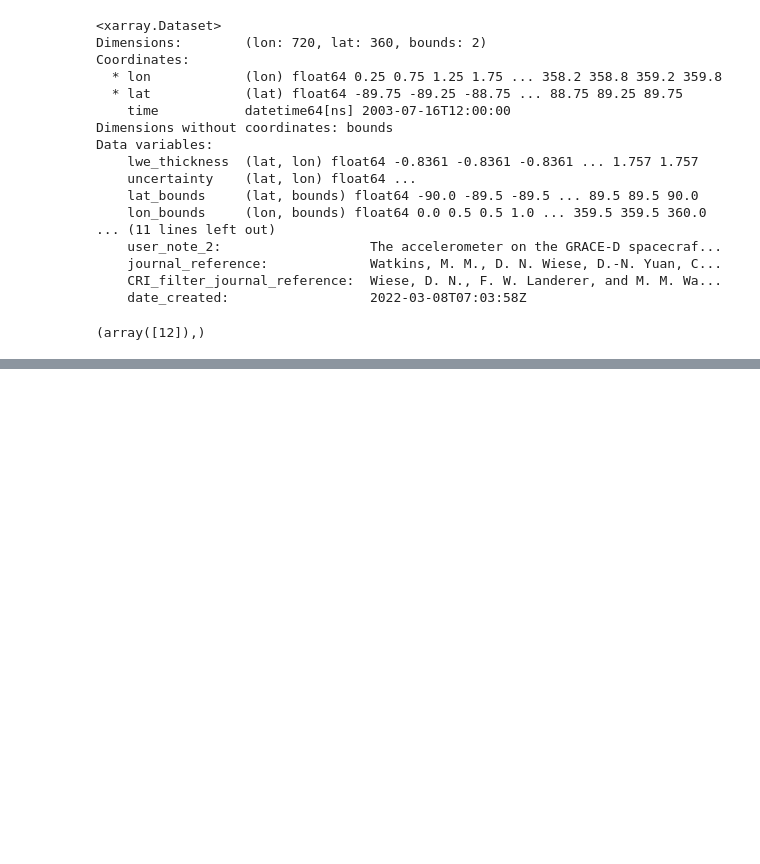
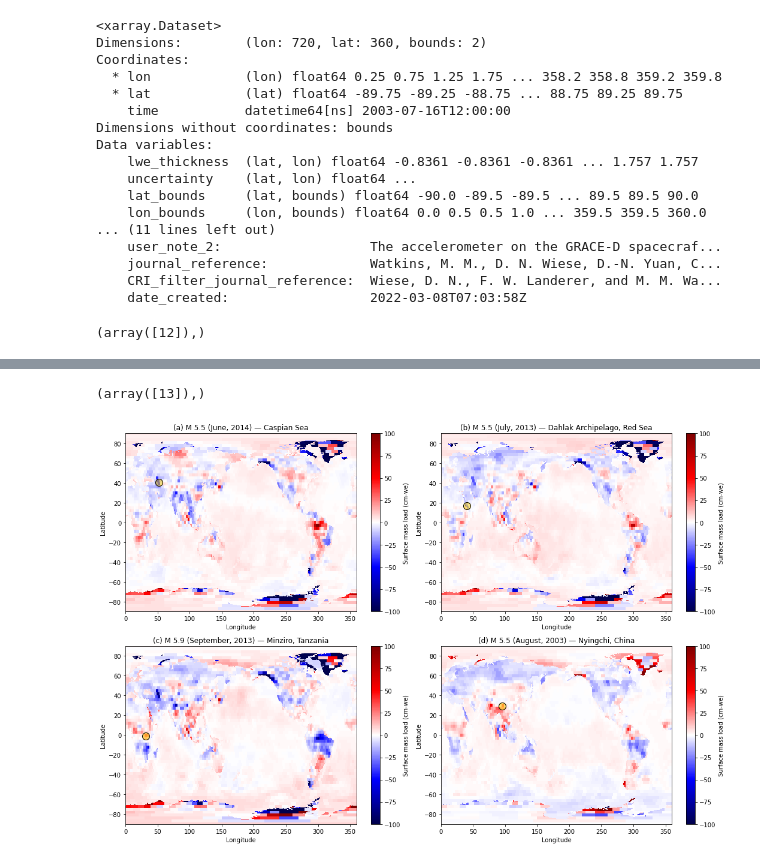
Before and after one commit to amandasyamsul/SLIQ, a Jupyter notebook: plot-grace-snapshots.ipynb, the cells around one changed output, grey strips where cells are left out. Cells and saved outputs as stored; diff of their text form; code cells hidden in the pictures; blank space fills up the shorter version.

```diff
--- a/plot-grace-snapshots.ipynb
+++ b/plot-grace-snapshots.ipynb
@@ -157,0 +177,4 @@ grace_snapshot(29.5730,95.6050,'M 5.5 (August, 2003) — Nyingchi, China',snapsh
+# %%
+index = np.where(dataset == np.datetime64('2014-06-13'))
+print(index)
+unload1 = ds.lwe_thickness.to_numpy()[index,:,:].squeeze()
@@ -157,0 +214,4 @@ grace_snapshot(29.5730,95.6050,'M 5.5 (August, 2003) — Nyingchi, China',snapsh
+# %%
+index = np.where(dataset == np.datetime64('2013-07-16T12:00:00'))
+print(index)
+unload2 = ds.lwe_thickness.to_numpy()[index,:,:].squeeze()
@@ -157,0 +246,4 @@ grace_snapshot(29.5730,95.6050,'M 5.5 (August, 2003) — Nyingchi, China',snapsh
+# %%
+index = np.where(dataset == np.datetime64('2016-08-21T12:00:00'))
+print(index)
+load1 = ds.lwe_thickness.to_numpy()[156,:,:].squeeze()
@@ -157,0 +278,15 @@ grace_snapshot(29.5730,95.6050,'M 5.5 (August, 2003) — Nyingchi, China',snapsh
+# %%
+index = np.where(dataset == np.datetime64('2003-08-16T12:00:00'))
+print(index)
+load2 = ds.lwe_thickness.to_numpy()[index,:,:].squeeze()
+# %% [output]
+(array([13]),)
+# %%
+fig,(((ax1),(ax2)),((ax3),(ax4))) = plt.subplots(2,2, figsize=(15,10))
+
+grace_snapshot(40.3731,51.5739,'(a) M 5.5 (June, 2014) — Caspian Sea',unload1,ax1)
+grace_snapshot(16.7070,40.8310,'(b) M 5.5 (July, 2013) — Dahlak Archipelago, Red Sea',unload2,ax2)
+grace_snapshot(-1.0355,31.6181,'(c) M 5.9 (September, 2013) — Minziro, Tanzania',load1,ax3)
+grace_snapshot(29.5730,95.6050,'(d) M 5.5 (August, 2003) — Nyingchi, China',load2,ax4)
+# %% [output]
+[figure, added]
```
Also changed, not shown: parts of 23 cells of this notebook.
